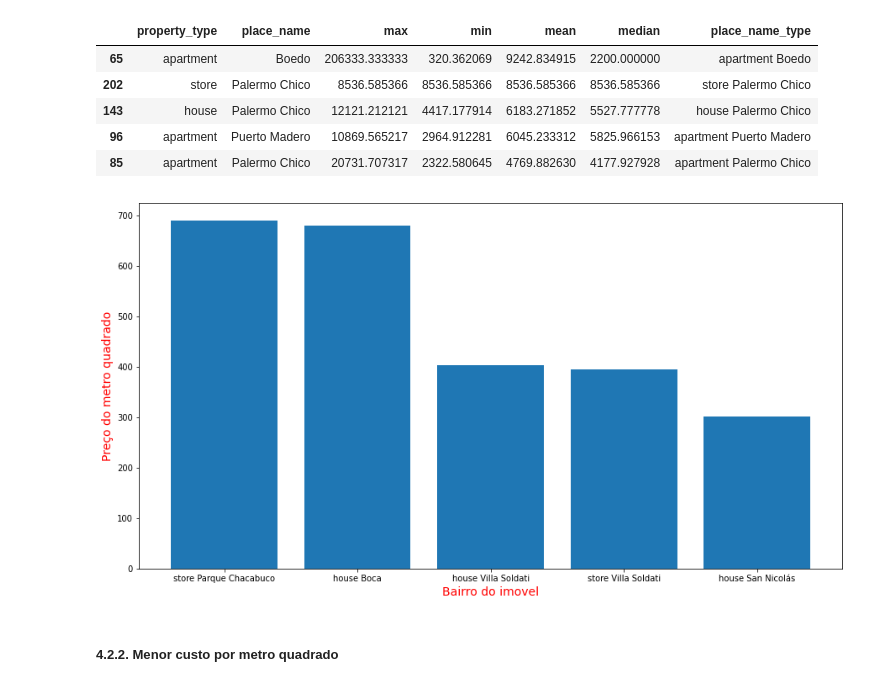
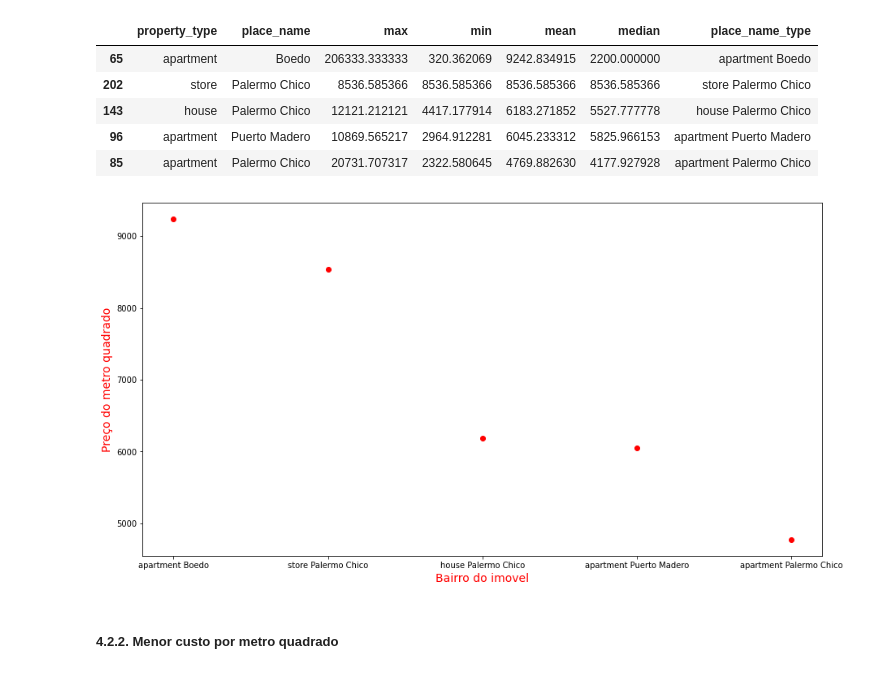
Before and after one commit to lidiambsouza/price_properties, a Jupyter notebook: price_properties.ipynb, the cells around one changed output. Saved outputs shown, nothing was run; the diff lists cells and outputs as text; code cells hidden in the pictures.

```diff
--- a/price_properties.ipynb
+++ b/price_properties.ipynb
@@ -412,11 +412,11 @@ medias_bairro_tipos_ordenada_5_maior
 # %%
 plt.figure(figsize = (15, 8))
 plt.xlabel('Bairro do imovel', fontsize=14, color='red')
 plt.ylabel('Preço do metro quadrado', fontsize=14, color='red')
-plt.bar(medias_bairro_tipos_ordenada_5_maior.place_name_type, medias_bairro_tipos_ordenada_5_maior['mean'])
+plt.scatter(medias_bairro_tipos_ordenada_5_maior.place_name_type, medias_bairro_tipos_ordenada_5_maior['mean'],color='red')
 plt.show()
 # %% [output]
-[figure, old version]
+[figure, new version]
 # %% [markdown]
 <h5>4.2.2. Menor custo por metro quadrado</h5>
 # %%
```
Also changed, not shown: parts of 3 cells of this notebook.
